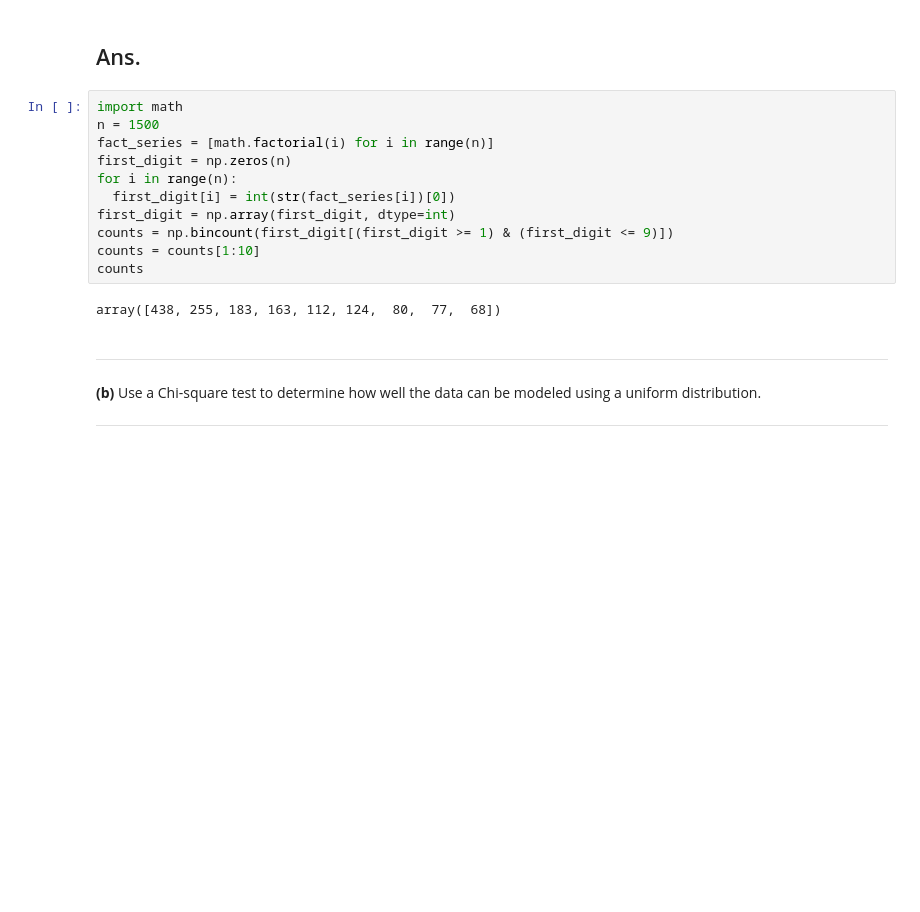
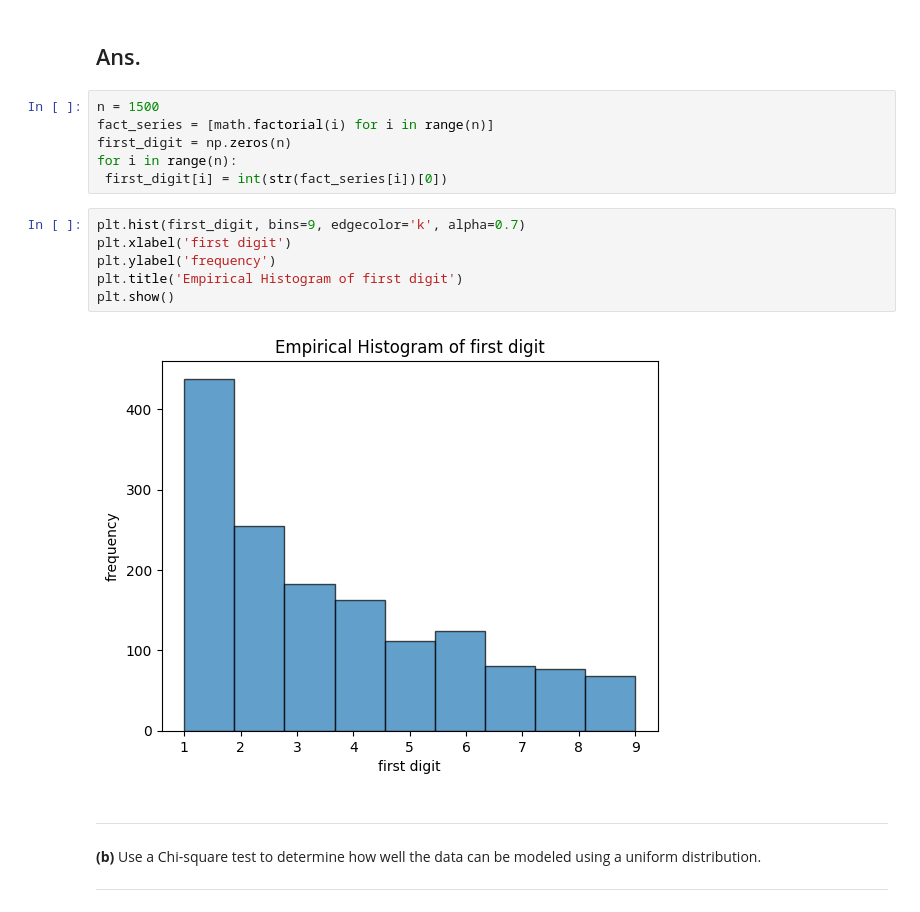
Before and after one commit to Mingyi-Yao/ORIE5580, a Jupyter notebook: HW5_5580.ipynb, the cells around one changed output. Saved outputs shown, nothing was run; the diff lists cells and outputs as text; blank space fills up the shorter version.

```diff
--- a/HW5_5580.ipynb
+++ b/HW5_5580.ipynb
@@ -420,18 +420,19 @@ ___
 # %% [markdown]
 ## Ans.
 # %%
-import math
 n = 1500
 fact_series = [math.factorial(i) for i in range(n)]
 first_digit = np.zeros(n)
 for i in range(n):
-  first_digit[i] = int(str(fact_series[i])[0])
-first_digit = np.array(first_digit, dtype=int)
-counts = np.bincount(first_digit[(first_digit >= 1) & (first_digit <= 9)])
-counts = counts[1:10]
-counts
+ first_digit[i] = int(str(fact_series[i])[0])
-# %% [output]
-array([438, 255, 183, 163, 112, 124,  80,  77,  68])
+# %%
+plt.hist(first_digit, bins=9, edgecolor='k', alpha=0.7)
+plt.xlabel('first digit')
+plt.ylabel('frequency')
+plt.title('Empirical Histogram of first digit')
+plt.show()
+# %% [output]
+[figure, added]
 # %% [markdown]
 ___
 **(b)** Use a Chi-square test to determine how well the data can be modeled using a uniform distribution.
```
Also changed, not shown: parts of 18 cells of this notebook.
